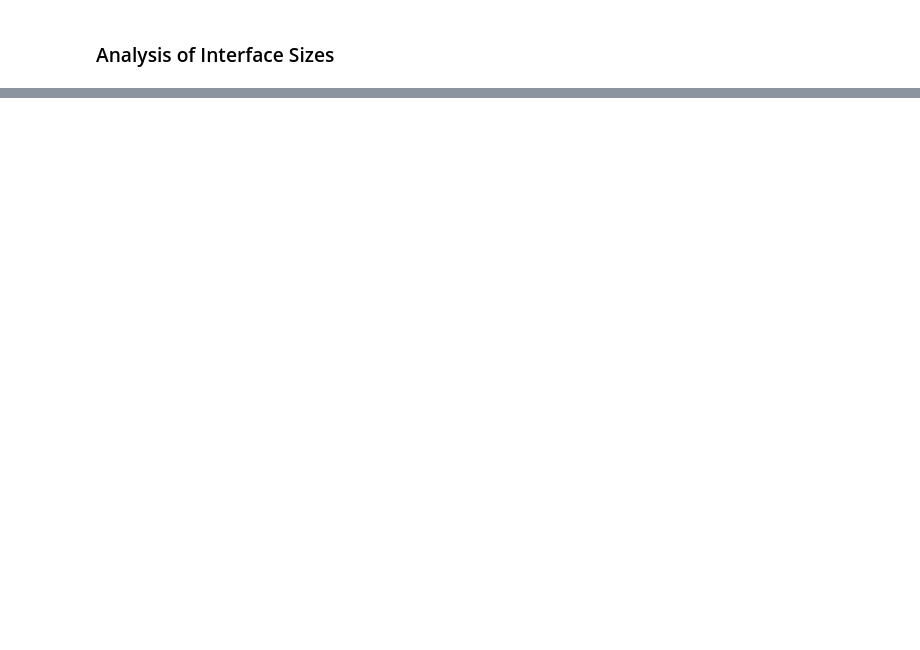
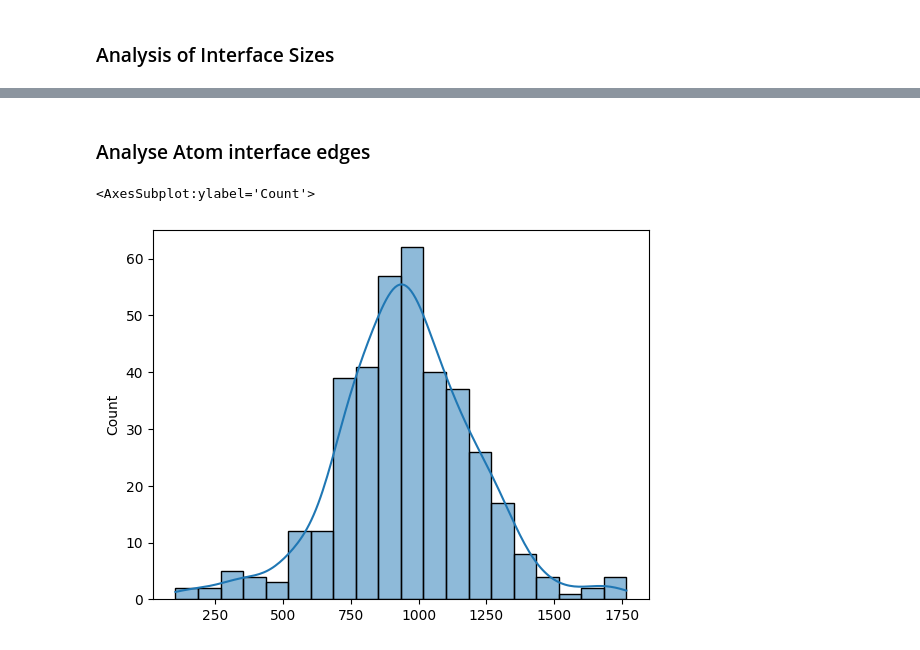
Before and after one commit to FabianTraxler/ag_binding_affinity, a Jupyter notebook: src/data_analysis/Interface Analysis.ipynb, the cells around one changed output, grey strips where cells are left out. Drawn from its saved outputs; the diff is of its cells as text; code cells hidden in the pictures; blank space fills up the shorter version.

```diff
--- a/src/data_analysis/Interface Analysis.ipynb
+++ b/src/data_analysis/Interface Analysis.ipynb
@@ -232,0 +242,31 @@ Max size of the complete interface on the antigen >>> 113
+# %% [markdown]
+### Analyse Atom interface edges
+# %%
+from abag_affinity.dataset.utils import load_graph
+
+num_interface_edges = []
+unique_atoms = []
+
+for idx, row in tqdm(dataset.iterrows(), total=len(dataset)):
+    graph_dict = load_graph(row, "Dataset_v1", config, node_type="atom",
+                            distance_cutoff=5, force_recomputation=False,
+                           cleaned_pdb_folder=os.path.join(config["PROJECT_ROOT"],
+                                                           config["RESULTS"]["path"],
+                                                           "cleaned_pdb"))
+    adjacency_matrix = graph_dict["adjacency_tensor"]
+
+    #closest_nodes = graph_dict["closest_residues"][:300]
+    #adjacency_matrix = adjacency_matrix[:, closest_nodes, :][:,:, closest_nodes]
+
+    interface_edges = np.where((adjacency_matrix[2, :, :] != 1) & (adjacency_matrix[0, :, :] > 0.001))
+
+
+    num_interface_edges.append(len(interface_edges[0]))
+    unique_atoms.append(len(np.unique(np.concatenate(interface_edges, axis=None))))
+# %%
+import seaborn as sns
+
+sns.histplot(x=num_interface_edges, kde=True)
+# %% [output]
+<AxesSubplot:ylabel='Count'>
+[figure, added]
```
Also changed, not shown: parts of 5 cells of this notebook, 3 other files.
